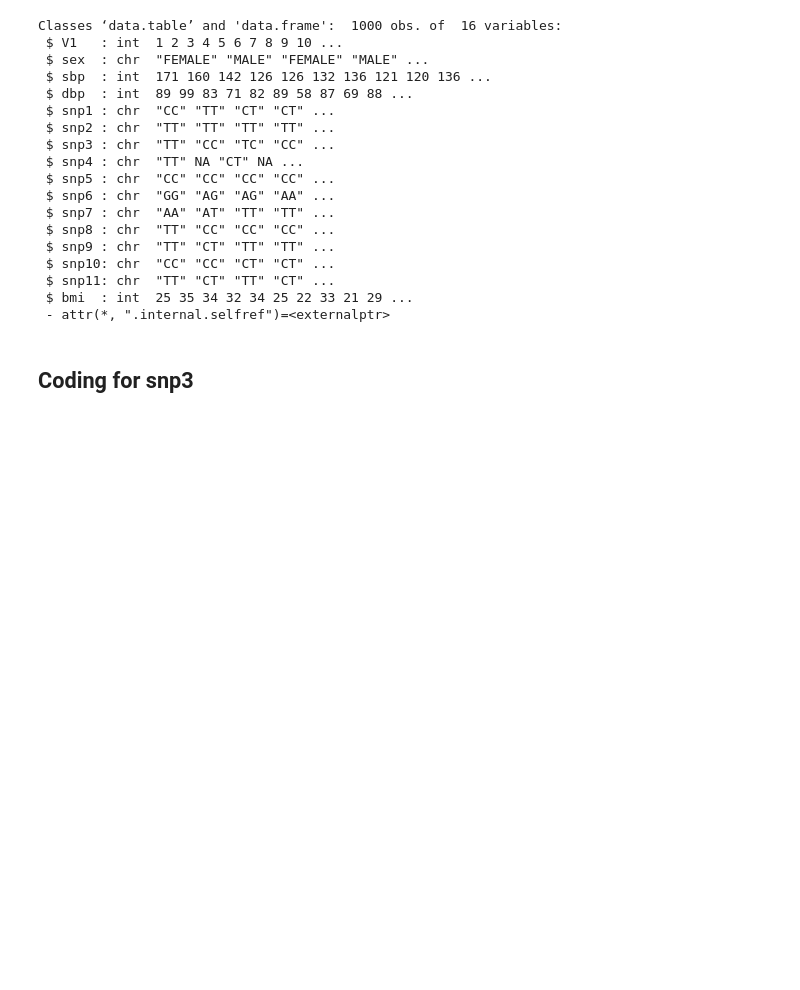
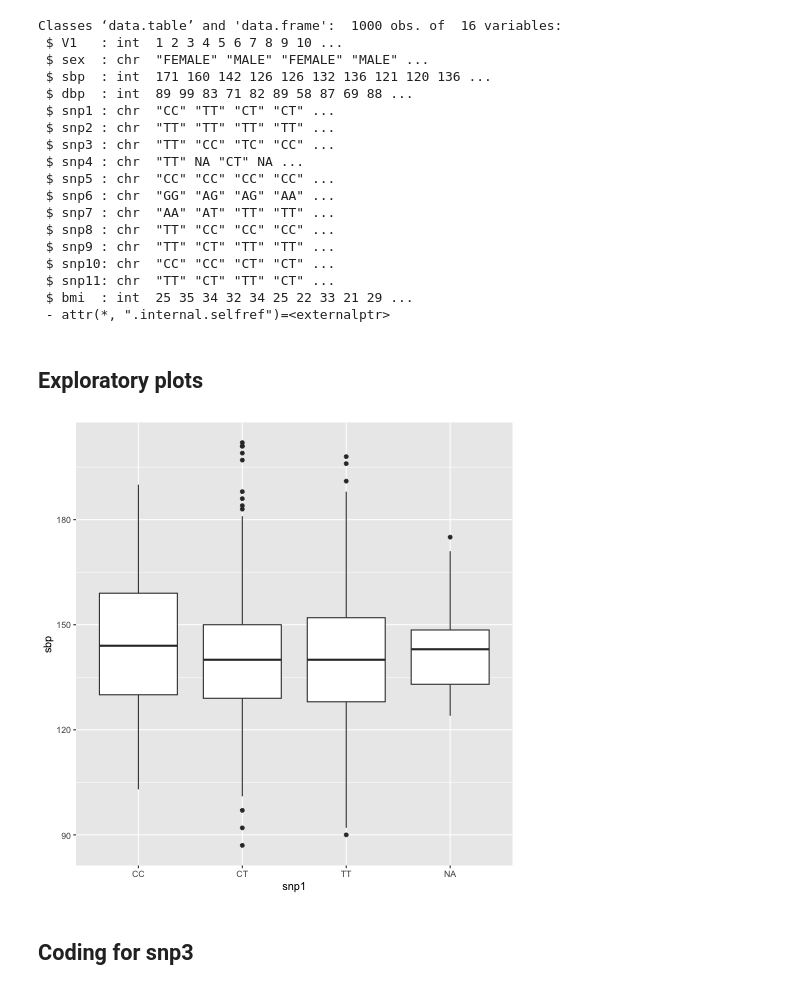
Before and after one commit to variani/Workshop_UNAM, a Jupyter notebook: code/gwas.ipynb, the cells around one changed output. Saved outputs shown, nothing was run; the diff lists cells and outputs as text; code cells hidden in the pictures; blank space fills up the shorter version.

```diff
--- a/code/gwas.ipynb
+++ b/code/gwas.ipynb
@@ -109,6 +109,13 @@ Classes ‘data.table’ and 'data.frame':  1000 obs. of  16 variables:
  $ snp11: chr  "TT" "CT" "TT" "CT" ...
  $ bmi  : int  25 35 34 32 34 25 22 33 21 29 ...
  - attr(*, ".internal.selfref")=<externalptr>
+# %% [markdown]
+## Exploratory plots
+# %%
+%%R
+ggplot(bp, aes(snp1, sbp)) + geom_boxplot()
+# %% [output]
+[figure, added]
 # %% [markdown]
 ## Coding for snp3
 # %%
```
Also changed, not shown: parts of 1 cell of this notebook, 1 other file.
